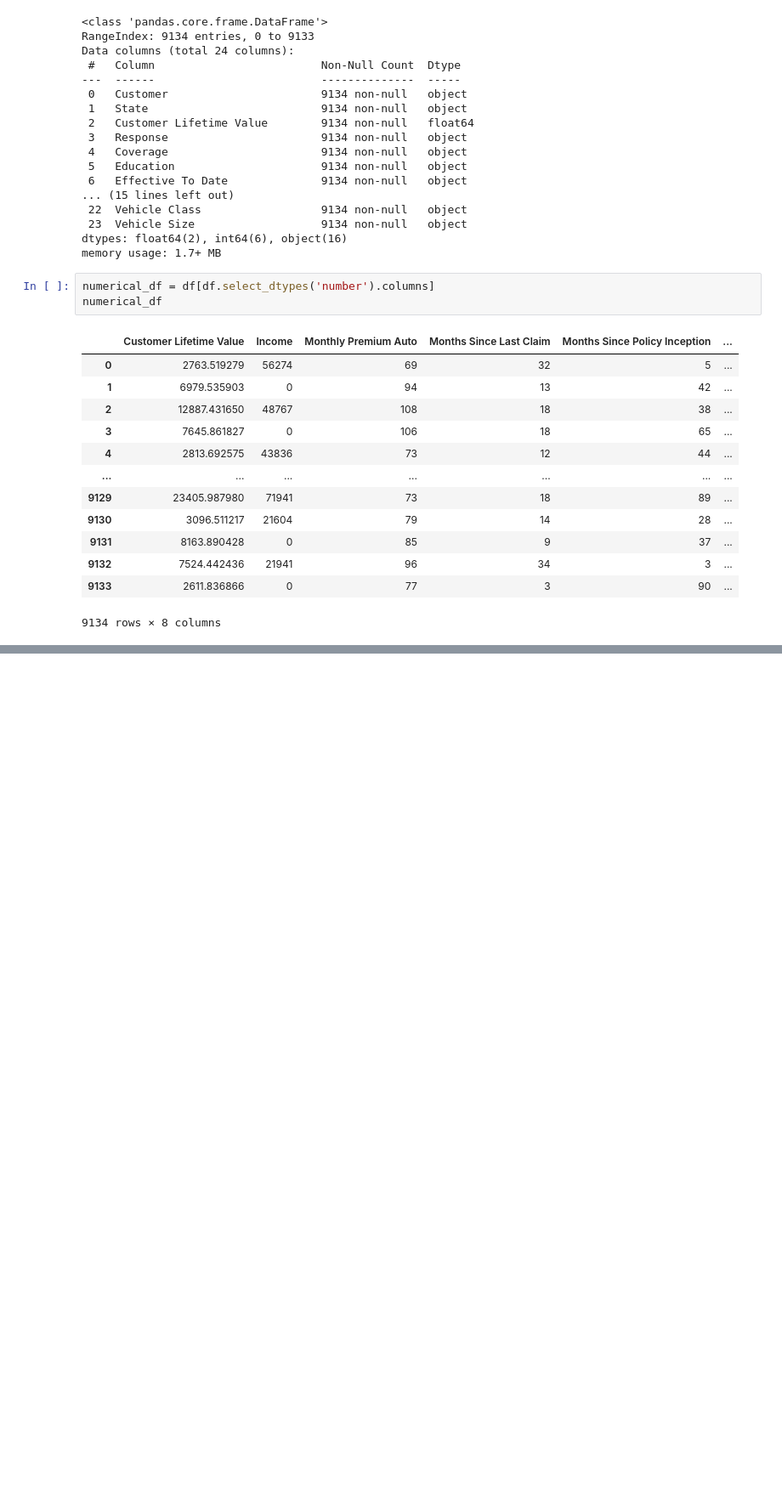
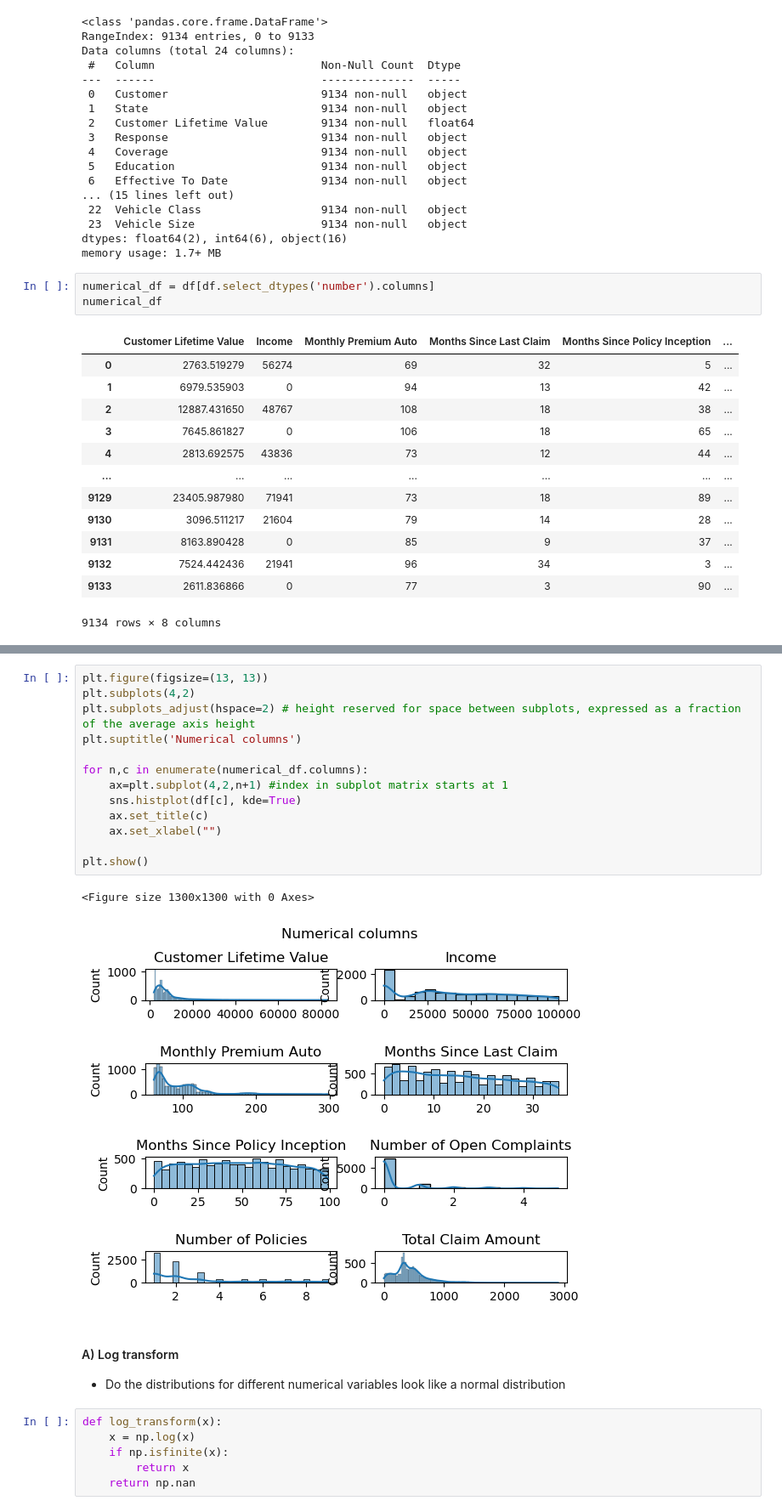
Before and after one commit to RetCast/lab-customer-analysis-round-4, a Jupyter notebook: lab-customer-analysis-round-4.ipynb, the cells around one changed output, grey strips where cells are left out. Shown at 85% size. Saved outputs shown, nothing was run; the diff lists cells and outputs as text; blank space fills up the shorter version.

```diff
--- a/lab-customer-analysis-round-4.ipynb
+++ b/lab-customer-analysis-round-4.ipynb
@@ -110,0 +111,25 @@ Text(0.5, 1.0, 'Number of Open Complaints histogram')
+# %%
+plt.figure(figsize=(13, 13))
+plt.subplots(4,2)
+plt.subplots_adjust(hspace=2) # height reserved for space between subplots, expressed as a fraction of the average axis height
+plt.suptitle('Numerical columns')
+
+for n,c in enumerate(numerical_df.columns):
+    ax=plt.subplot(4,2,n+1) #index in subplot matrix starts at 1
+    sns.histplot(df[c], kde=True)
+    ax.set_title(c)
+    ax.set_xlabel("")
+
+plt.show()
+# %% [output]
+<Figure size 1300x1300 with 0 Axes>
+[figure, added]
+# %% [markdown]
+#### A) Log transform
+- Do the distributions for different numerical variables look like a normal distribution
+# %%
+def log_transform(x):
+    x = np.log(x)
+    if np.isfinite(x):
+        return x
+    return np.nan
```
Also changed, not shown: parts of 45 cells of this notebook.
